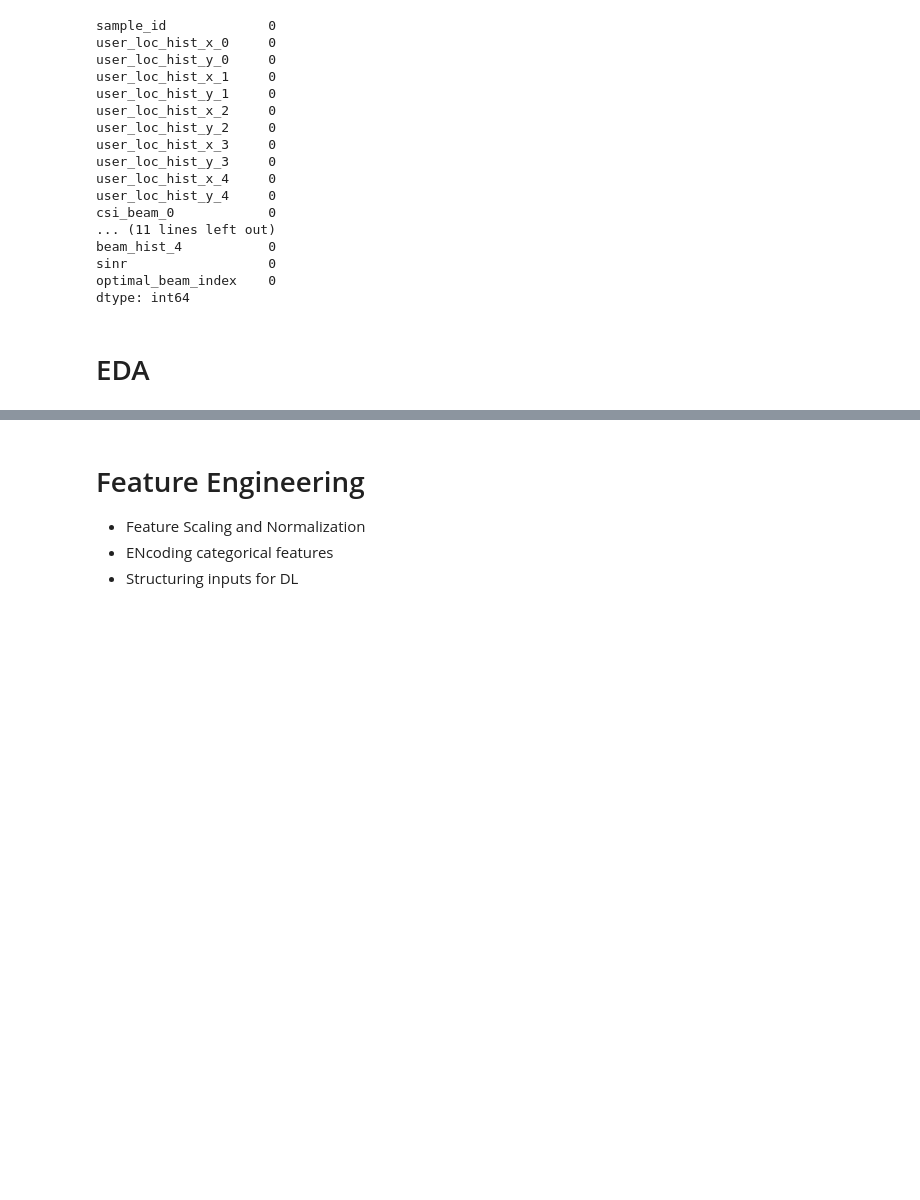
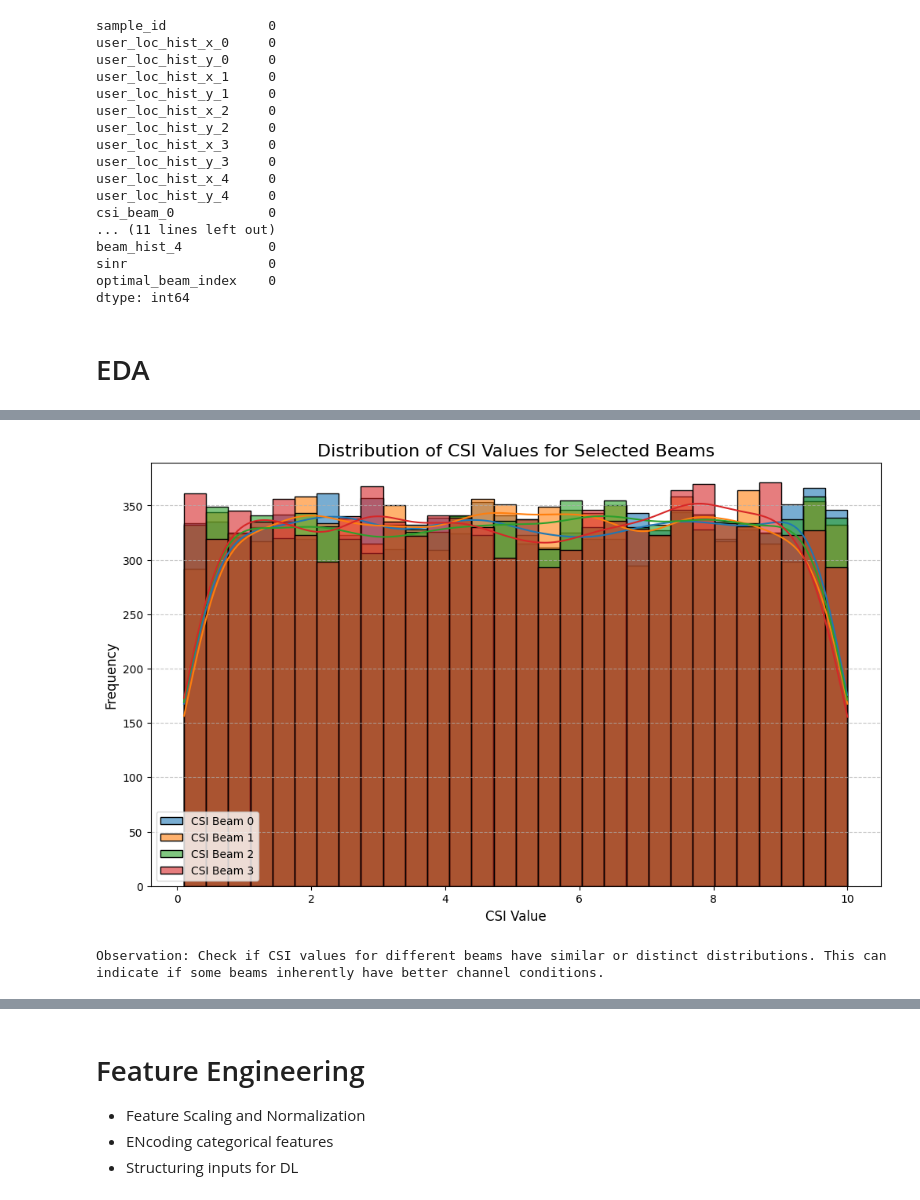
Before and after one commit to MrSimple07/PhD_TUS, a Jupyter notebook: beamforming-analysis-1.ipynb, the cells around one changed output, grey strips where cells are left out. Drawn from its saved outputs; the diff is of its cells as text; code cells hidden in the pictures; blank space fills up the shorter version.

```diff
--- a/beamforming-analysis-1.ipynb
+++ b/beamforming-analysis-1.ipynb
@@ -145,0 +178,20 @@ dtype: int64
+# %%
+# 1.3 Distribution of CSI values for a few beams
+# CSI values are crucial inputs. Let's look at a few of them.
+NUM_BEAMS = len(dataset['optimal_beam_index'].unique())
+
+plt.figure(figsize=(12, 7))
+for i in range(min(4, NUM_BEAMS)): # Plot for first 4 CSI beams
+    sns.histplot(dataset[f'csi_beam_{i}'], bins=30, kde=True, label=f'CSI Beam {i}', alpha=0.6, edgecolor='black')
+plt.title('Distribution of CSI Values for Selected Beams', fontsize=16)
+plt.xlabel('CSI Value', fontsize=12)
+plt.ylabel('Frequency', fontsize=12)
+plt.legend(fontsize=10)
+plt.grid(axis='y', linestyle='--', alpha=0.7)
+plt.xticks(fontsize=10)
+plt.yticks(fontsize=10)
+plt.show()
+print("Observation: Check if CSI values for different beams have similar or distinct distributions. This can indicate if some beams inherently have better channel conditions.")
+# %% [output]
+[figure, added]
+Observation: Check if CSI values for different beams have similar or distinct distributions. This can indicate if some beams inherently have better channel conditions.
```
Also changed, not shown: parts of 5 cells of this notebook.
